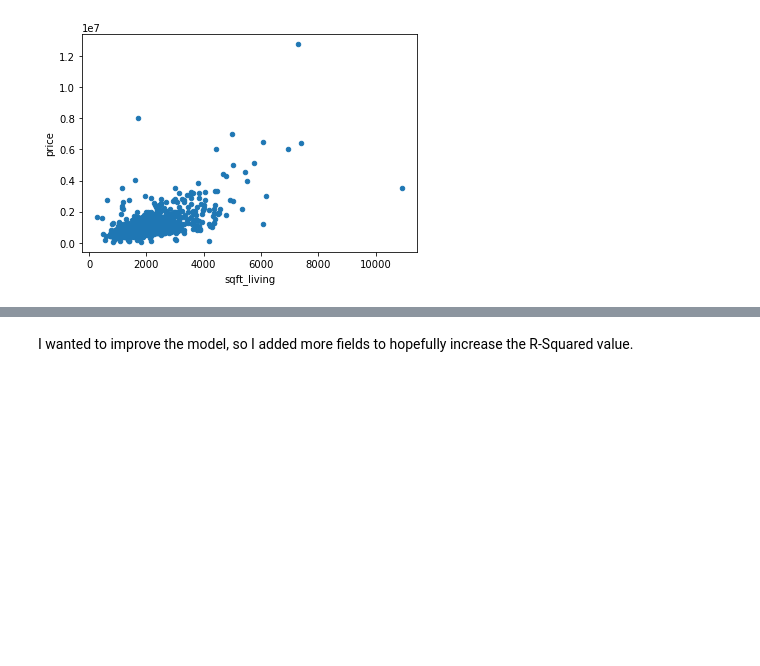
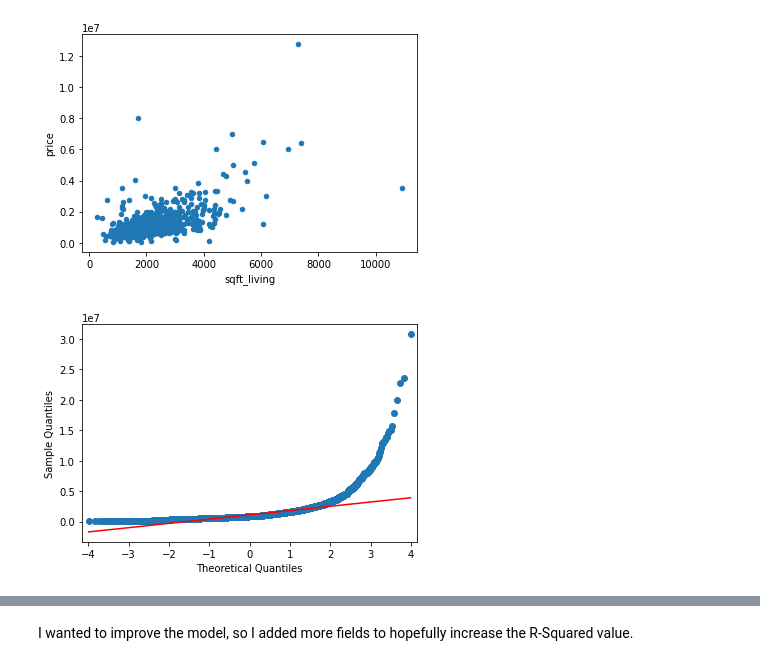
Before and after one commit to lpb3393/Home_Renovations, a Jupyter notebook: Home Renovations.ipynb, the cells around one changed output, grey strips where cells are left out. Cells and saved outputs as stored; diff of their text form; code cells hidden in the pictures; blank space fills up the shorter version.

```diff
--- a/Home Renovations.ipynb
+++ b/Home Renovations.ipynb
@@ -189,4 +194,9 @@ This shows a slight linear relationship with price and this is the most strongly
 housedata_subset.sample(1000, random_state=1).plot.scatter(x=most_correlated, y="price");
 # %% [output]
 [figure]
+# %%
+sm.qqplot(housedata_subset['price'], line='r');
+#looking at the qq plot for price
+# %% [output]
+[figure, added]
 # %%
```
Also changed, not shown: parts of 17 cells of this notebook.
